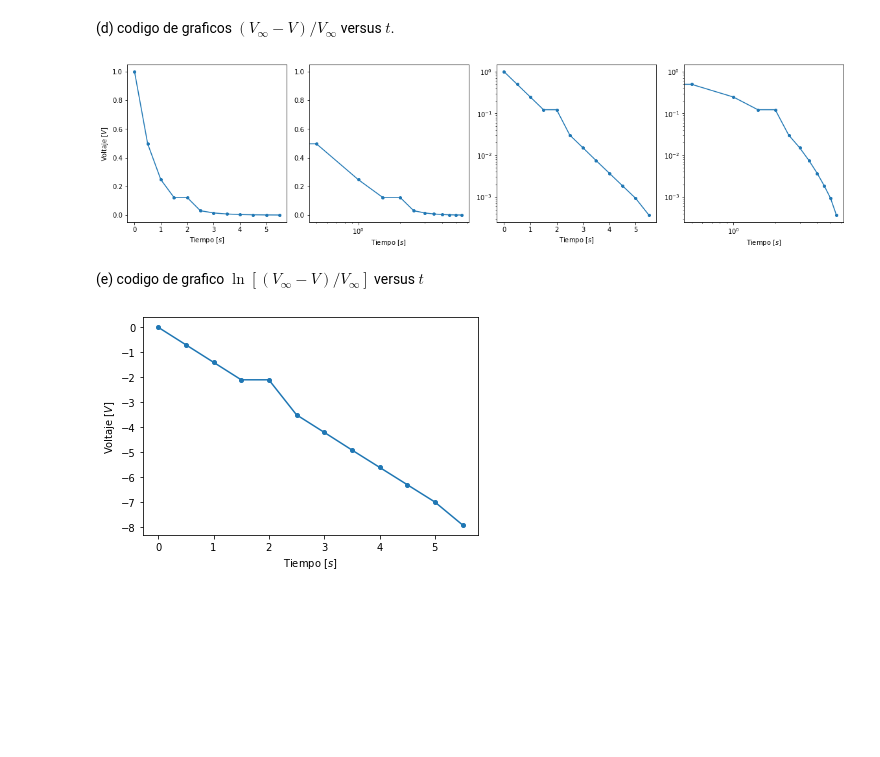
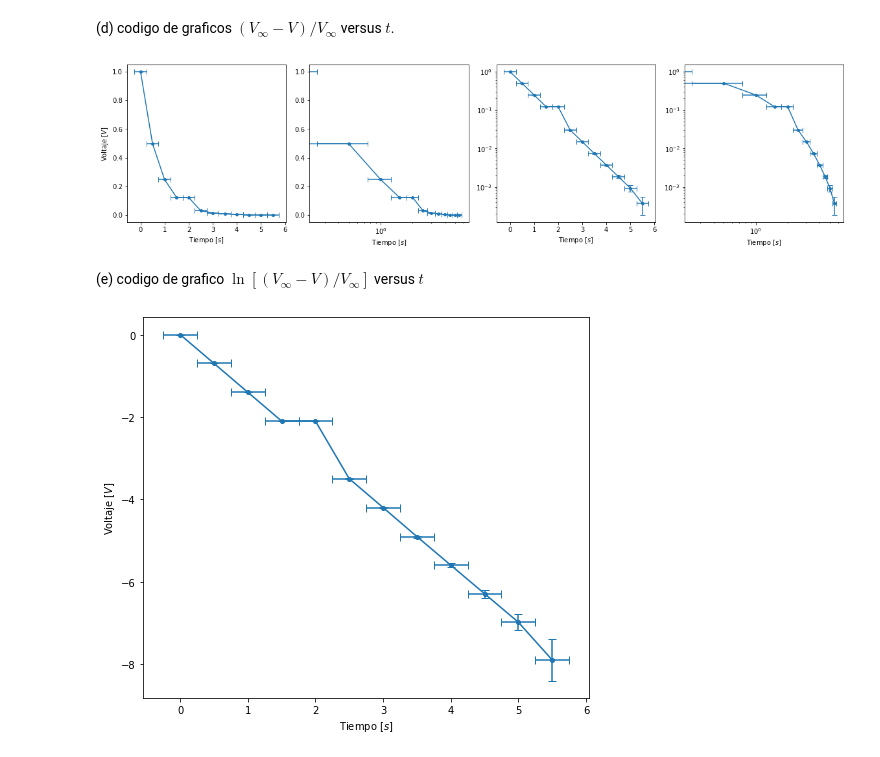
Before and after one commit to msepulveda2021/Laboratorio-I, a Jupyter notebook: Tarea1-lab1.ipynb, the cells around one changed output. Drawn from its saved outputs; the diff is of its cells as text; code cells hidden in the pictures; blank space fills up the shorter version.

```diff
--- a/Tarea1-lab1.ipynb
+++ b/Tarea1-lab1.ipynb
@@ -23,50 +23,58 @@ import numpy as np
 import matplotlib.pyplot as plt
 
 t = np.linspace(0, 5.5, 12)
+t_err = 12*[0.25]
 
 V_i = 5.4
+
 V = np.array([0.000, 2.718, 4.068, 4.739, 4.739, 5.237, 5.319, 5.360, 5.380, 5.390, 5.395, 5.398])
+V_err = 12*[0.0005]
 
 V_f = (V_i-V)/V_i
-
+V_ferr = ((V+V_i)/(V_i**2))*0.0005
 
 fig, (ax1, ax2, ax3, ax4) = plt.subplots(nrows=1, ncols=4, figsize=(16,4), constrained_layout=True)
 
-ax1.plot(t, V_f, marker='o', markersize=4)
+ax1.errorbar(t, V_f, V_ferr, t_err, marker='o', markersize=4, capsize=4)
 ax1.set_ylabel('Voltaje $[V]$')
 ax1.set_xlabel('Tiempo $[s]$')
 
-ax2.plot(t, V_f, marker='o', markersize=4)
+ax2.errorbar(t, V_f, V_ferr, t_err, marker='o', markersize=4, capsize=4)
 ax2.semilogx()
 ax2.set_xlabel('Tiempo $[s]$')
 
-ax3.plot(t, V_f, marker='o', markersize=4)
+ax3.errorbar(t, V_f, V_ferr, t_err, marker='o', markersize=4, capsize=4)
 ax3.semilogy()
 ax3.set_xlabel('Tiempo $[s]$')
 
-ax4.plot(t, V_f, marker='o', markersize=4)
+ax4.errorbar(t, V_f, V_ferr, t_err, marker='o', markersize=4, capsize=4)
 ax4.loglog()
 ax4.set_xlabel('Tiempo $[s]$')
 
 plt.show()
 # %% [output]
-[figure, old version]
+[figure, new version]
 # %% [markdown]
 (e) codigo de grafico $\ln[(V_{\infty}-V)/V_{\infty}]$ versus $t$
 # %%
 import numpy as np
 import matplotlib.pyplot as plt
 
 t = np.linspace(0, 5.5, 12)
+t_err = 12*[0.25]
 
 V_i = 5.4
+
 V = np.array([0.000, 2.718, 4.068, 4.739, 4.739, 5.237, 5.319, 5.360, 5.380, 5.390, 5.395, 5.398])
+V_err = 12*[0.0005]
 
 V_o = np.log((V_i-V)/V_i)
+V_oerr = ((V+V_i)/((V_i**2)-(V_i*V)))*0.0005
 
-plt.plot(t, V_o, marker='o', markersize=4)
+plt.figure(figsize=(8,7))
+plt.errorbar(t, V_o,V_oerr, t_err, marker='o', markersize=4, capsize=4)
 plt.xlabel('Tiempo $[s]$')
 plt.ylabel('Voltaje $[V]$')
 plt.show()
 # %% [output]
-[figure, old version]
+[figure, new version]
```
Also changed, not shown: parts of 1 cell of this notebook.
